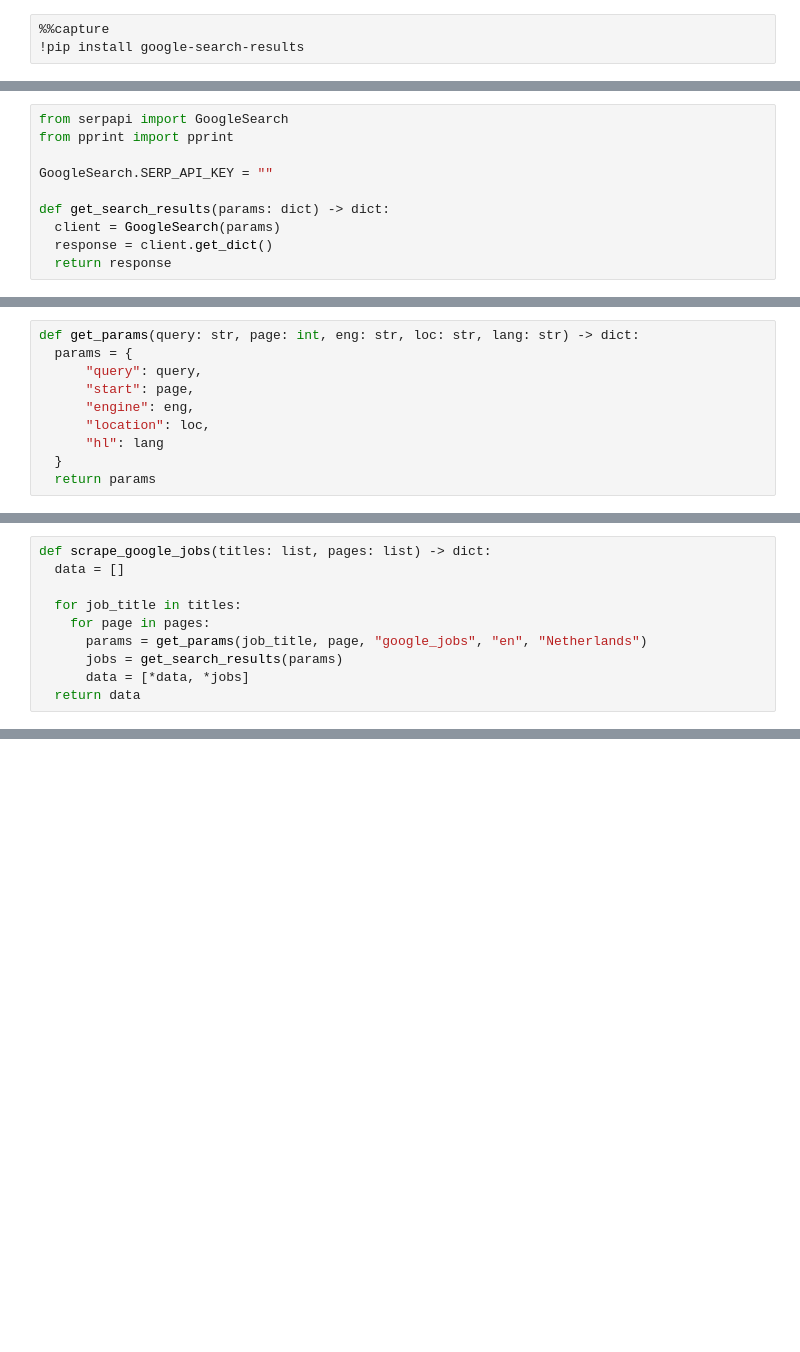
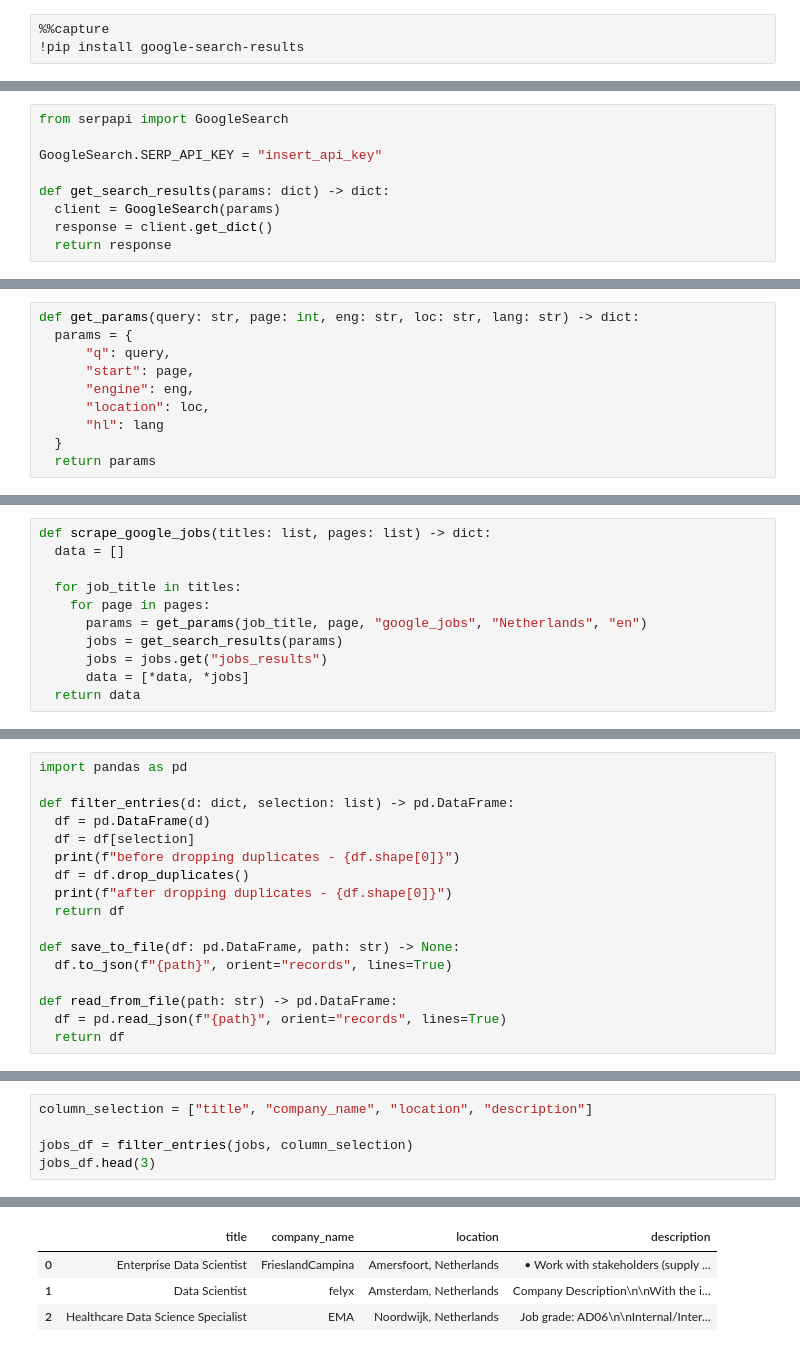
Before and after one commit to ayundina/job_posts_analysis, a Jupyter notebook: scrape_job_posts.ipynb, the cells around one changed output, grey strips where cells are left out. Drawn from its saved outputs; the diff is of its cells as text; blank space fills up the shorter version.

Commit message:
Drop duplicates from df and save df to json

```diff
--- a/scrape_job_posts.ipynb
+++ b/scrape_job_posts.ipynb
@@ -9,8 +10,7 @@ Call serpapi APIs to get google search results
 # %%
 from serpapi import GoogleSearch
-from pprint import pprint
 
-GoogleSearch.SERP_API_KEY = ""
+GoogleSearch.SERP_API_KEY = "insert_api_key"
 
 def get_search_results(params: dict) -> dict:
   client = GoogleSearch(params)
@@ -21,7 +21,7 @@ Make a dictionary with parameters
 # %%
 def get_params(query: str, page: int, eng: str, loc: str, lang: str) -> dict:
   params = {
-      "query": query,
+      "q": query,
       "start": page,
       "engine": eng,
       "location": loc,
@@ -36,7 +36,8 @@ def scrape_google_jobs(titles: list, pages: list) -> dict:
 
   for job_title in titles:
     for page in pages:
-      params = get_params(job_title, page, "google_jobs", "en", "Netherlands")
+      params = get_params(job_title, page, "google_jobs", "Netherlands", "en")
       jobs = get_search_results(params)
+      jobs = jobs.get("jobs_results")
       data = [*data, *jobs]
   return data
@@ -49 +44,18 @@ def save_to_file(data: dict, path: str) -> None:
+# %%
+import pandas as pd
+
+def filter_entries(d: dict, selection: list) -> pd.DataFrame:
+  df = pd.DataFrame(d)
+  df = df[selection]
+  print(f"before dropping duplicates - {df.shape[0]}")
+  df = df.drop_duplicates()
+  print(f"after dropping duplicates - {df.shape[0]}")
+  return df
+
+def save_to_file(df: pd.DataFrame, path: str) -> None:
+  df.to_json(f"{path}", orient="records", lines=True)
+
+def read_from_file(path: str) -> pd.DataFrame:
+  df = pd.read_json(f"{path}", orient="records", lines=True)
+  return df
 # %%
@@ -56,0 +69,6 @@ pprint(jobs[0:3])
+# %%
+column_selection = ["title", "company_name", "location", "description"]
+
+jobs_df = filter_entries(jobs, column_selection)
+jobs_df.head(3)
+# %% [output]
@@ -56,0 +77,4 @@ pprint(jobs[0:3])
+|  | title | company_name | location | description |
+| 0 | Enterprise Data Scientist | FrieslandCampina | Amersfoort, Netherlands | • Work with stakeholders (supply ... |
+| 1 | Data Scientist | felyx | Amsterdam, Netherlands | Company Description\n\nWith the i... |
+| 2 | Healthcare Data Science Specialist | EMA | Noordwijk, Netherlands | Job grade: AD06\n\nInternal/Inter... |
```
Also changed, not shown: parts of 11 cells of this notebook.
